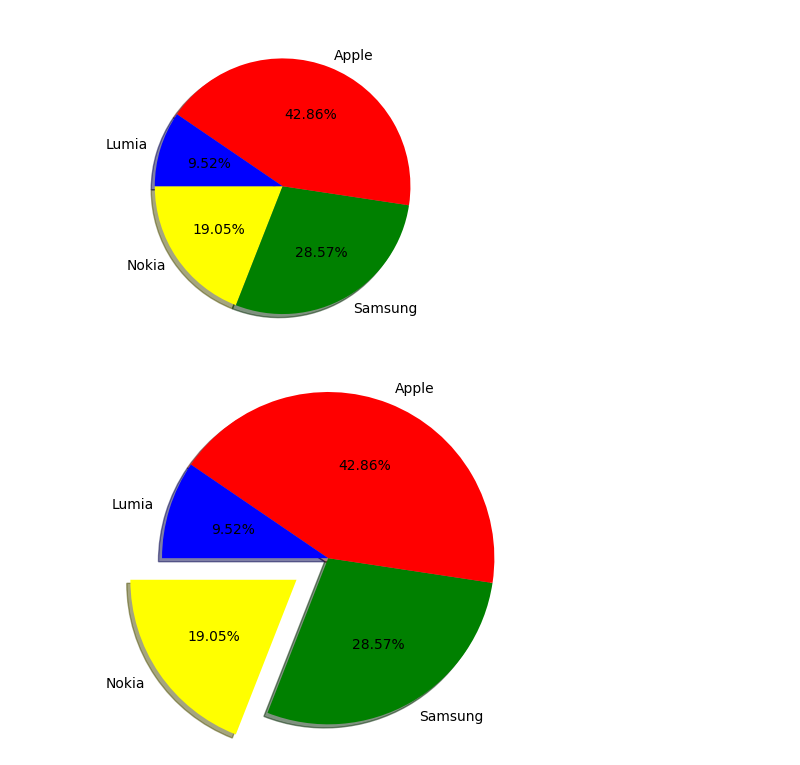
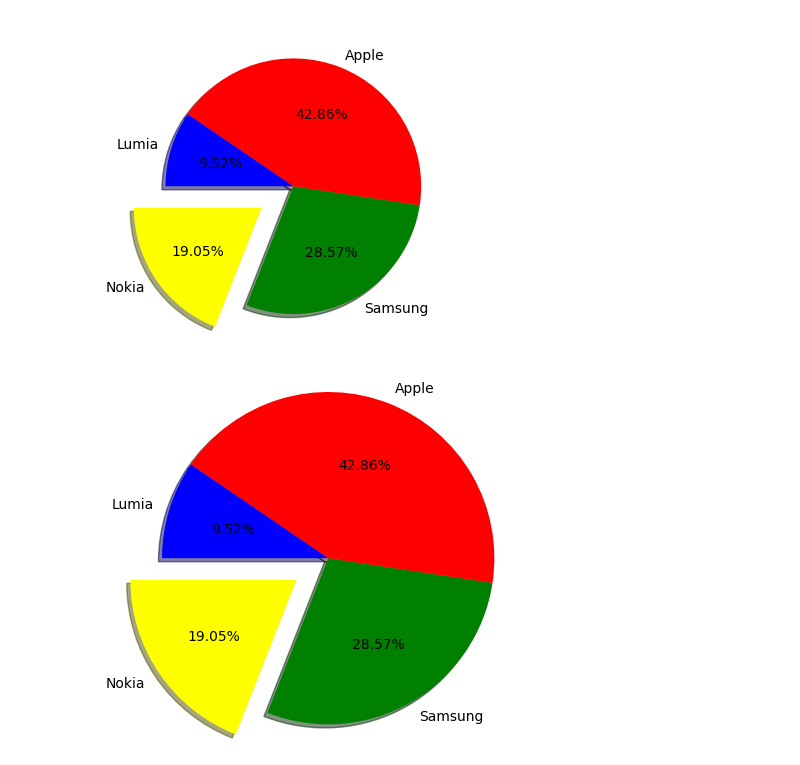
Before and after one commit to GraceWCH/2024_Python-class, a Jupyter notebook: lesson15/lesson15_0.ipynb, the cells around one changed output. Cells and saved outputs as stored; diff of their text form; code cells hidden in the pictures.

```diff
--- a/lesson15/lesson15_0.ipynb
+++ b/lesson15/lesson15_0.ipynb
@@ -1,25 +1,25 @@
 # %%
 import matplotlib.pyplot as plt
 
 labels = ['Nokia', 'Samsung', 'Apple', 'Lumia']
 values = [20, 30, 45, 10]
 colors = ['yellow', 'green', 'red', 'blue']
-explode = (1, 0, 0, 0)
 
 fig = plt.figure(figsize=(4.9,4.15))
 axes = fig.add_subplot()
 axes.pie(values,
+         explode = (0.3, 0, 0, 0),
          labels = labels,
          colors = colors,
          autopct = "%1.2f%%",
          startangle = 180.0,
          shadow = True,
          radius = 1,
          center = (0, 0)
          )
 plt.show()
 # %% [output]
-[figure, old version]
+[figure, new version]
 # %%
 import matplotlib.pyplot as plt
 
```
Also changed, not shown: 2 other files.
